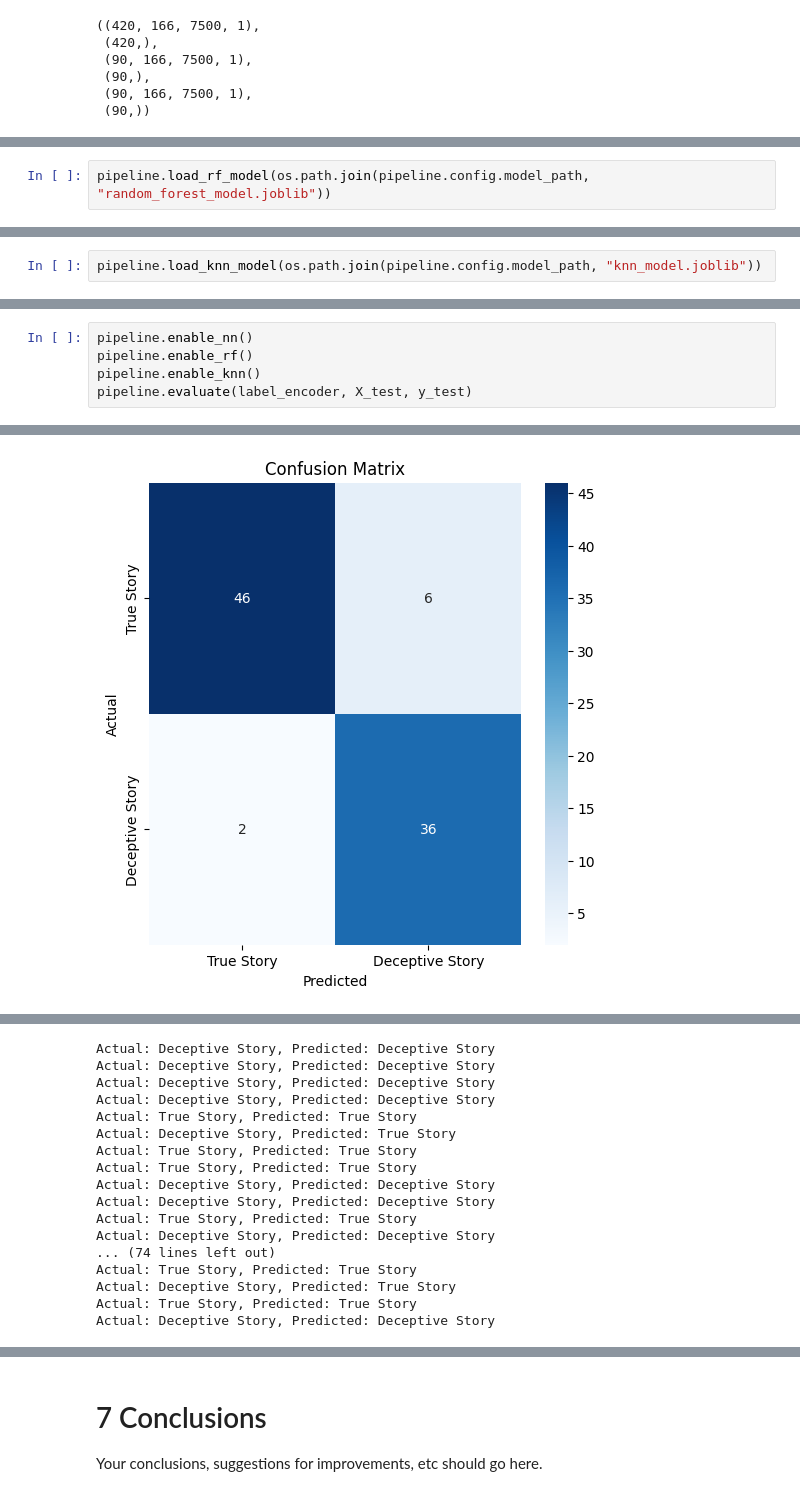
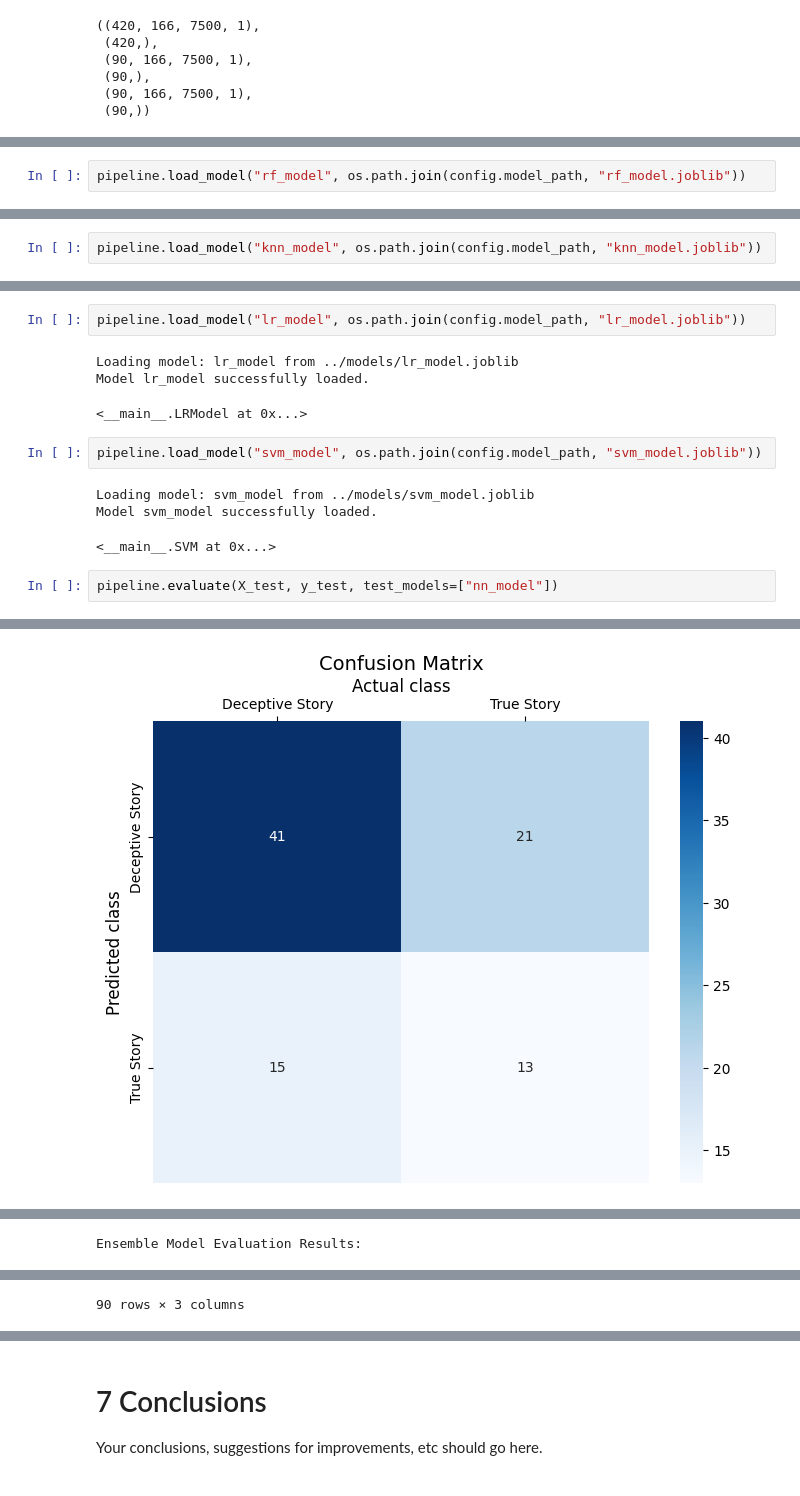
Before and after one commit to CharlesZZY/Truora, a Jupyter notebook: src/CBU5201_miniproject.ipynb, the cells around one changed output, grey strips where cells are left out. Drawn from its saved outputs; the diff is of its cells as text.

```diff
--- a/src/CBU5201_miniproject.ipynb
+++ b/src/CBU5201_miniproject.ipynb
@@ -805,2 +966,2 @@ pipeline.load_nn_models(nn_models_path)
 # %%
-pipeline.load_rf_model(os.path.join(pipeline.config.model_path, "random_forest_model.joblib"))
+pipeline.load_model("rf_model", os.path.join(config.model_path, "rf_model.joblib"))
@@ -807,2 +972,2 @@ pipeline.load_rf_model(os.path.join(pipeline.config.model_path, "random_forest_m
 # %%
-pipeline.load_knn_model(os.path.join(pipeline.config.model_path, "knn_model.joblib"))
+pipeline.load_model("knn_model", os.path.join(config.model_path, "knn_model.joblib"))
@@ -817,6 +978,15 @@ pipeline.nn_models, pipeline.rf_model, pipeline.knn_model
+# %%
+pipeline.load_model("lr_model", os.path.join(config.model_path, "lr_model.joblib"))
+# %% [output]
+Loading model: lr_model from ../models/lr_model.joblib
+Model lr_model successfully loaded.
+<__main__.LRModel at 0x...>
+# %%
+pipeline.load_model("svm_model", os.path.join(config.model_path, "svm_model.joblib"))
+# %% [output]
+Loading model: svm_model from ../models/svm_model.joblib
+Model svm_model successfully loaded.
+<__main__.SVM at 0x...>
 # %%
-pipeline.enable_nn()
-pipeline.enable_rf()
-pipeline.enable_knn()
-pipeline.evaluate(label_encoder, X_test, y_test)
+pipeline.evaluate(X_test, y_test, test_models=["nn_model"])
 # %% [output]
@@ -840 +1013 @@ F1 Score: 0.90
-[figure, old version]
+[figure, new version]
@@ -842,17 +1015 @@ F1 Score: 0.90
-Actual: Deceptive Story, Predicted: Deceptive Story
-Actual: Deceptive Story, Predicted: Deceptive Story
-Actual: Deceptive Story, Predicted: Deceptive Story
-Actual: Deceptive Story, Predicted: Deceptive Story
-Actual: True Story, Predicted: True Story
-Actual: Deceptive Story, Predicted: True Story
-Actual: True Story, Predicted: True Story
-Actual: True Story, Predicted: True Story
-Actual: Deceptive Story, Predicted: Deceptive Story
-Actual: Deceptive Story, Predicted: Deceptive Story
-Actual: True Story, Predicted: True Story
-Actual: Deceptive Story, Predicted: Deceptive Story
-... (74 lines left out)
-Actual: True Story, Predicted: True Story
-Actual: Deceptive Story, Predicted: True Story
-Actual: True Story, Predicted: True Story
-Actual: Deceptive Story, Predicted: Deceptive Story
+Ensemble Model Evaluation Results:
@@ -859 +1028,2 @@ Actual: Deceptive Story, Predicted: Deceptive Story
+90 rows × 3 columns
 # %%
```
Also changed, not shown: parts of 42 cells of this notebook, 25 other files.
